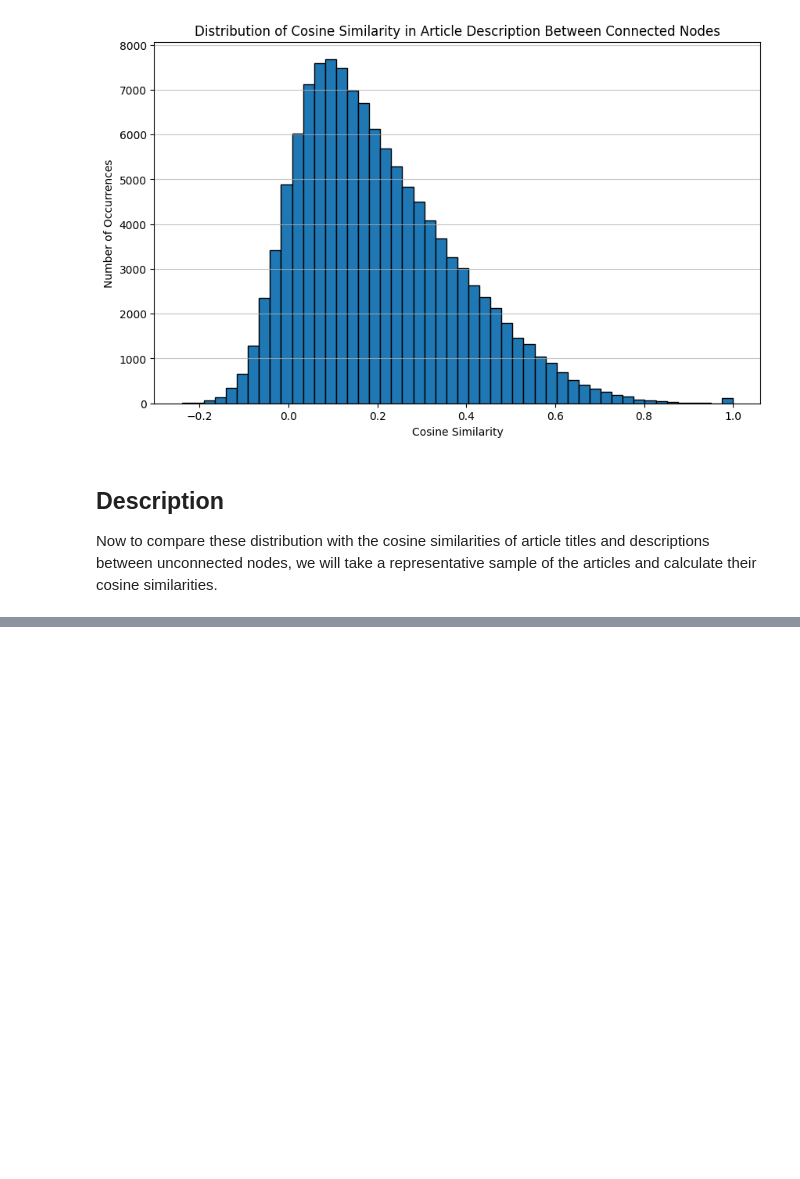
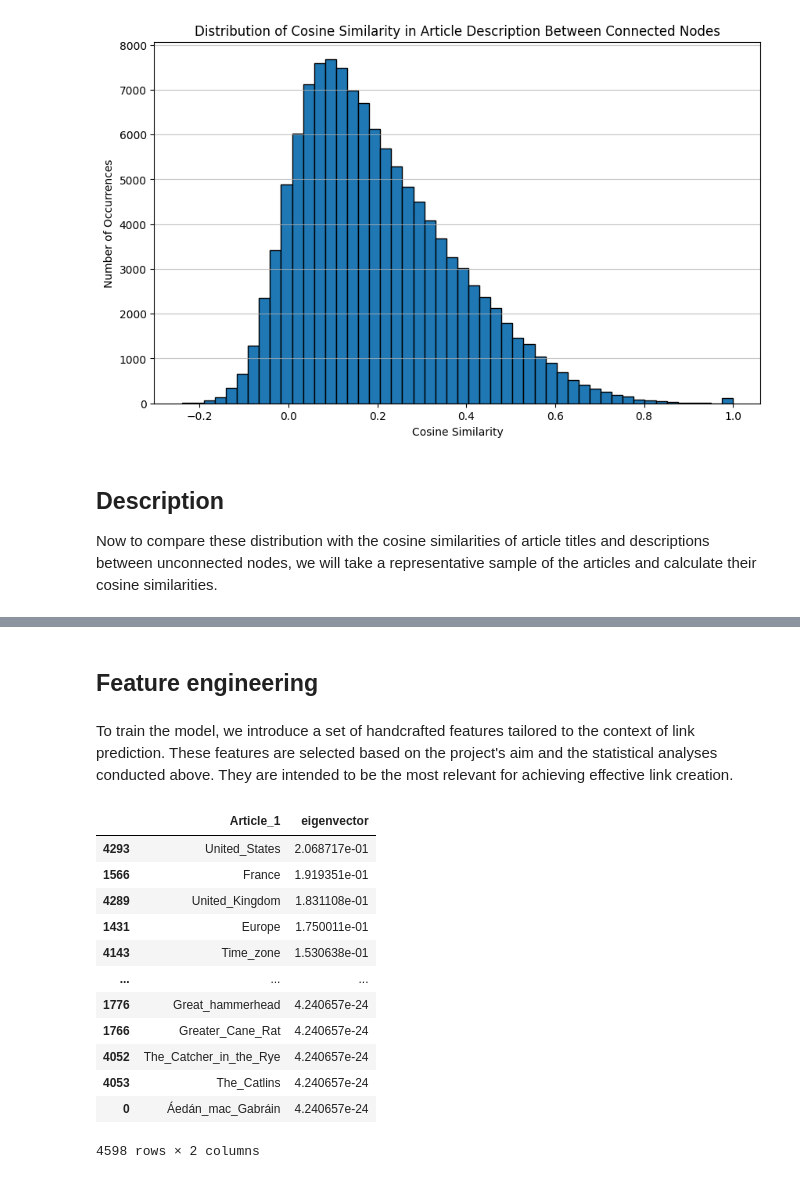
Before and after one commit to angelpras/epfl_ADA_project, a Jupyter notebook: results.ipynb, the cells around one changed output, grey strips where cells are left out. Drawn from its saved outputs; the diff is of its cells as text; code cells hidden in the pictures; blank space fills up the shorter version.

```diff
--- a/results.ipynb
+++ b/results.ipynb
@@ -134,0 +248,4 @@ Pink_Pigeon Wood_Pigeon
+# %% [markdown]
+## Feature engineering
+# %% [markdown]
+To train the model, we introduce a set of handcrafted features tailored to the context of link prediction. These features are selected based on the project's aim and the statistical analyses conducted above. They are intended to be the most relevant for achieving effective link creation.
@@ -134,0 +289,16 @@ Pink_Pigeon Wood_Pigeon
+# %%
+df_eigen
+# %% [output]
+|  | Article_1 | eigenvector |
+| 4293 | United_States | 2.068717e-01 |
+| 1566 | France | 1.919351e-01 |
+| 4289 | United_Kingdom | 1.831108e-01 |
+| 1431 | Europe | 1.750011e-01 |
+| 4143 | Time_zone | 1.530638e-01 |
+| ... | ... | ... |
+| 1776 | Great_hammerhead | 4.240657e-24 |
+| 1766 | Greater_Cane_Rat | 4.240657e-24 |
+| 4052 | The_Catcher_in_the_Rye | 4.240657e-24 |
+| 4053 | The_Catlins | 4.240657e-24 |
+| 0 | Áedán_mac_Gabráin | 4.240657e-24 |
+4598 rows × 2 columns
```
Also changed, not shown: parts of 17 cells of this notebook, 1 other file.
